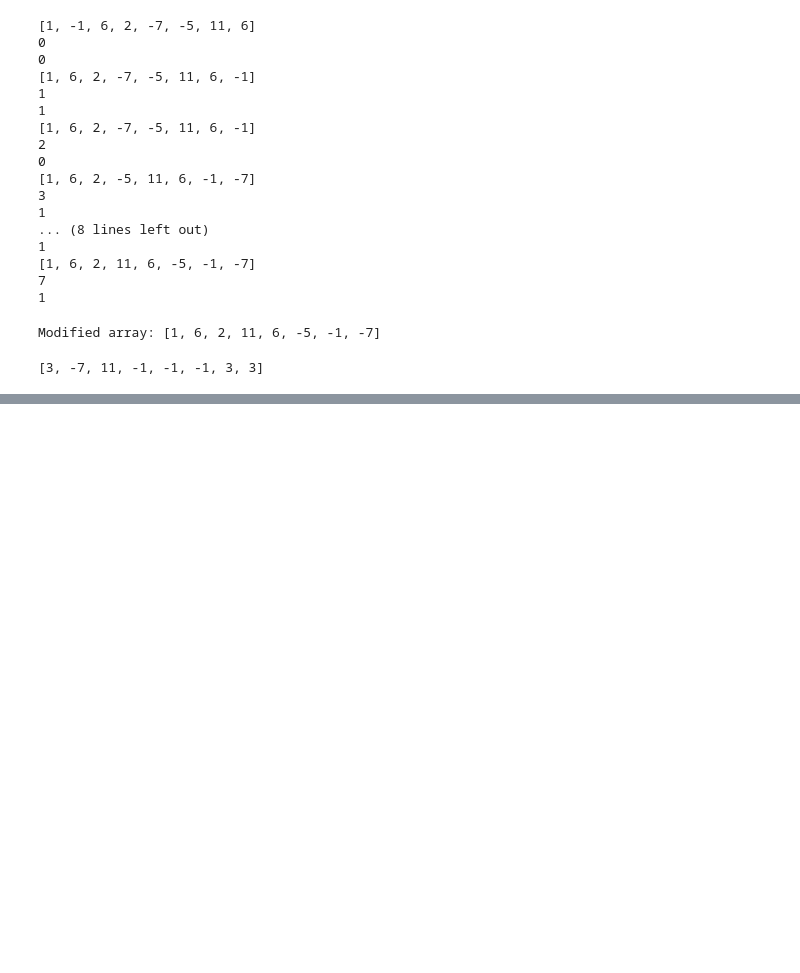
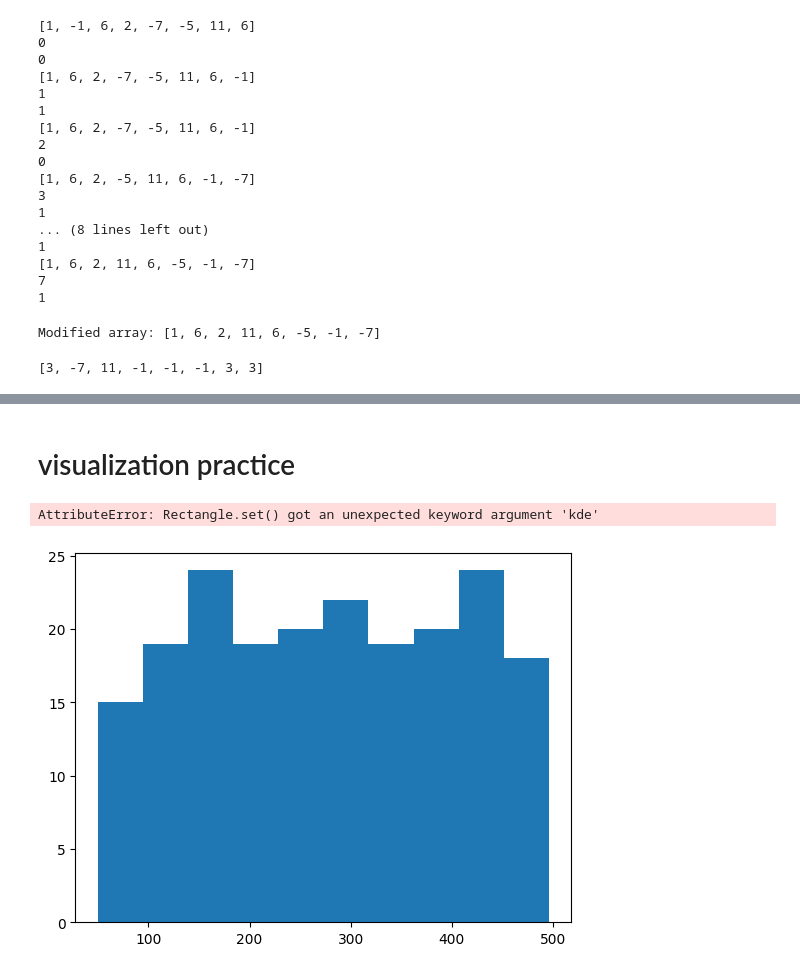
Before and after one commit to Pankaj-2003/General_python_practice, a Jupyter notebook: python_problems.ipynb, the cells around one changed output, grey strips where cells are left out. Drawn from its saved outputs; the diff is of its cells as text; code cells hidden in the pictures; blank space fills up the shorter version.

```diff
--- a/python_problems.ipynb
+++ b/python_problems.ipynb
@@ -278,0 +650,27 @@ arr
+# %% [markdown]
+# visualization practice
+# %%
+import pandas as pd
+import numpy as np
+import matplotlib.pyplot as plt
+import seaborn as sns
+
+# Generate random data
+np.random.seed(42)
+dates = pd.date_range(start="2024-01-01", periods=50, freq='D')
+products = ["Laptop", "Smartphone", "Tablet", "Headphones", "Smartwatch"]
+regions = ["North", "South", "East", "West"]
+
+data = {
+    "Date": np.random.choice(dates, 200),
+    "Product": np.random.choice(products, 200),
+    "Sales": np.random.randint(50, 500, 200),
+    "Region": np.random.choice(regions, 200)
+}
+# %%
+df = pd.DataFrame(data)
+# %%
+df["Sales"].plot(kind = 'hist')
+# %% [output]
+AttributeError: Rectangle.set() got an unexpected keyword argument 'kde'
+[figure, added]
```
Also changed, not shown: parts of 196 cells of this notebook.
